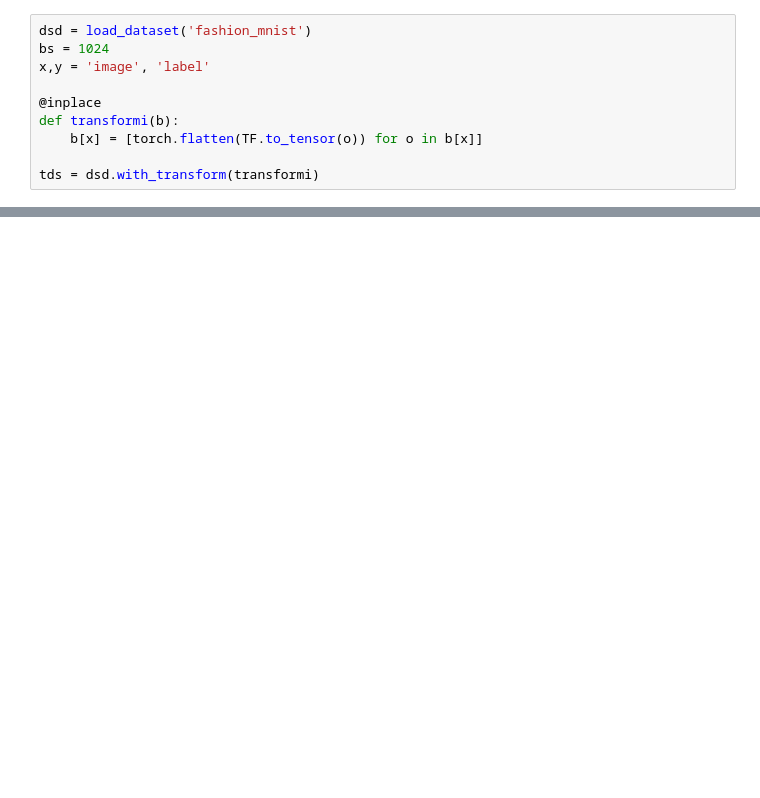
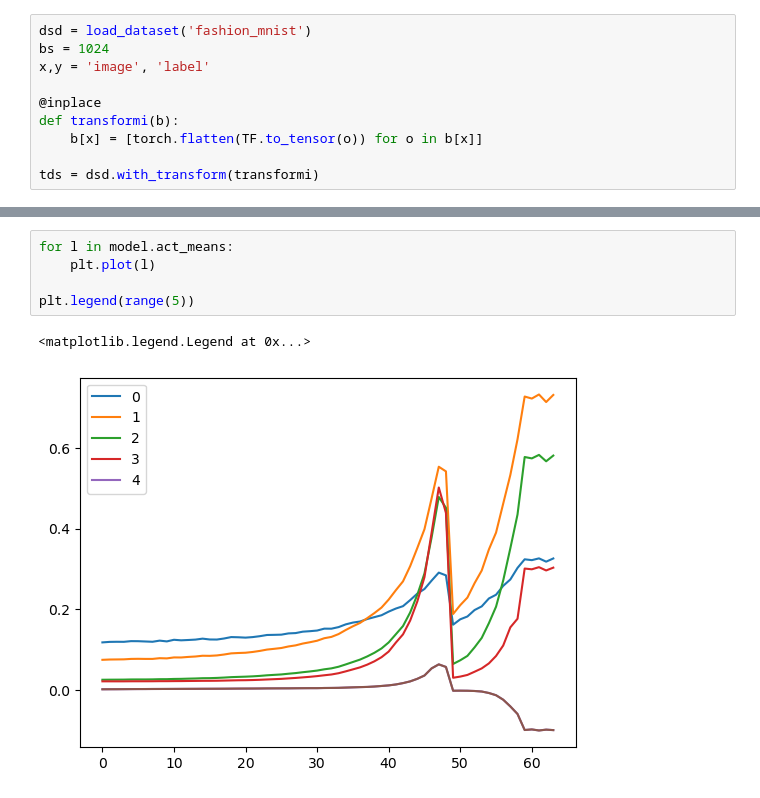
Before and after one commit to dimitarrskv/ai-shenaningans, a Jupyter notebook: fastai/index.ipynb, the cells around one changed output, grey strips where cells are left out. Saved outputs shown, nothing was run; the diff lists cells and outputs as text; blank space fills up the shorter version.

```diff
--- a/fastai/index.ipynb
+++ b/fastai/index.ipynb
@@ -140,0 +114,8 @@ AttributeError: 'TrainLearner' object has no attribute 'calc_stats'
+# %%
+for l in model.act_means:
+    plt.plot(l)
+
+plt.legend(range(5))
+# %% [output]
+<matplotlib.legend.Legend at 0x...>
+[figure, added]
```
Also changed, not shown: parts of 17 cells of this notebook, 5 other files.
